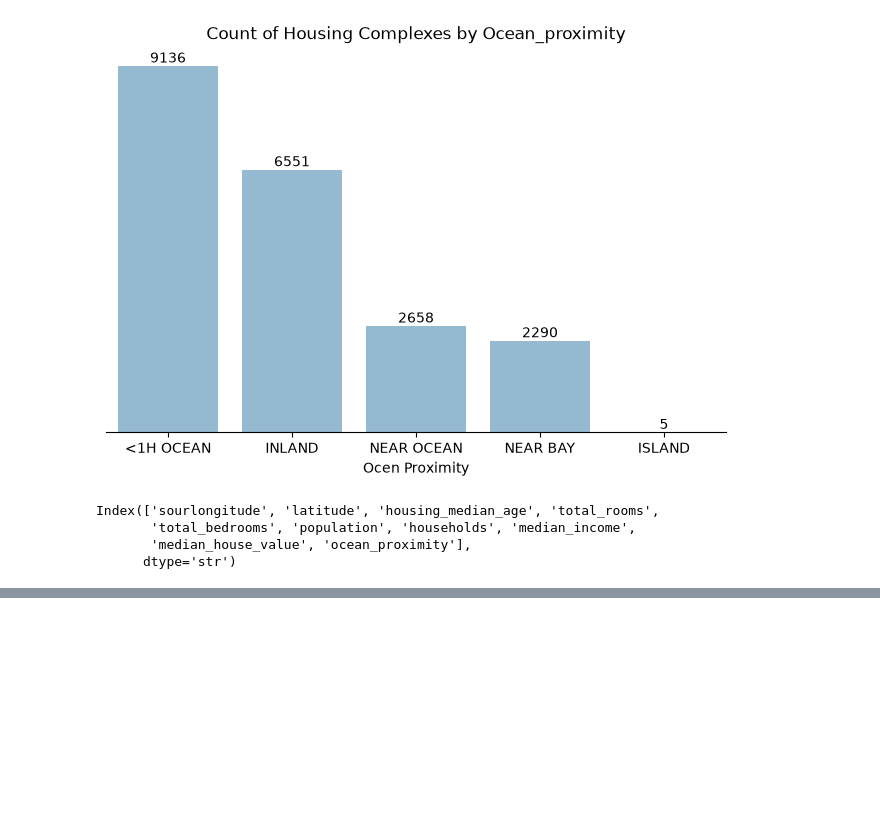
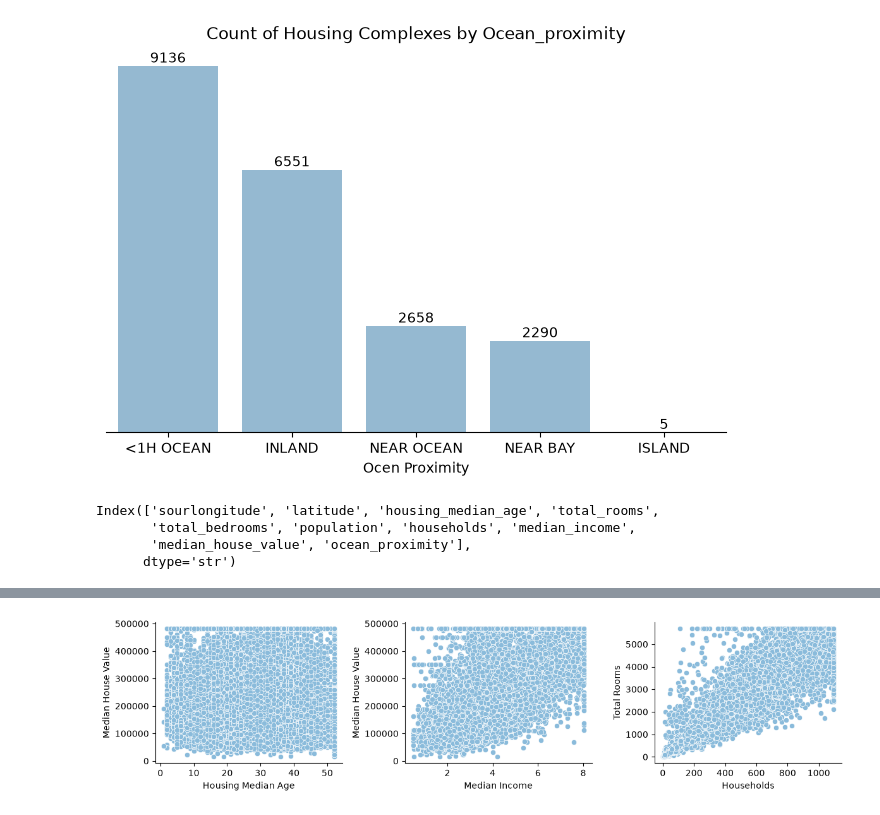
Before and after one commit to Dinkar-107/exploratory_data_analysis, a Jupyter notebook: eda_projcet.ipynb, the cells around one changed output, grey strips where cells are left out. Drawn from its saved outputs; the diff is of its cells as text; code cells hidden in the pictures; blank space fills up the shorter version.

```diff
--- a/eda_projcet.ipynb
+++ b/eda_projcet.ipynb
@@ -205,0 +231,24 @@ plt.show()
+# %%
+# observing correlation through scatterplots
+
+fig, axs = plt.subplots(nrows = 1, ncols = 3, figsize = (12, 3))
+
+sns.scatterplot(data = df, x = 'housing_median_age', y = 'median_house_value', ax = axs[0])
+axs[0].set_xlabel('Housing Median Age')
+axs[0].set_ylabel('Median House Value')
+axs[0].spines[['top', 'right']].set_visible(False)
+
+sns.scatterplot(data = df, x = 'median_income', y = 'median_house_value', ax = axs[1])
+axs[1].set_xlabel('Median Income')
+axs[1].set_ylabel('Median House Value')
+axs[1].spines[['top', 'right']].set_visible(False)
+
+sns.scatterplot(data = df, x = 'households', y = 'total_rooms', ax = axs[2])
+axs[2].set_xlabel('Households')
+axs[2].set_ylabel('Total Rooms')
+axs[2].spines[['top', 'right']].set_visible(False)
+
+plt.tight_layout()
+plt.show()
+# %% [output]
+[figure, added]
```
Also changed, not shown: parts of 8 cells of this notebook.
